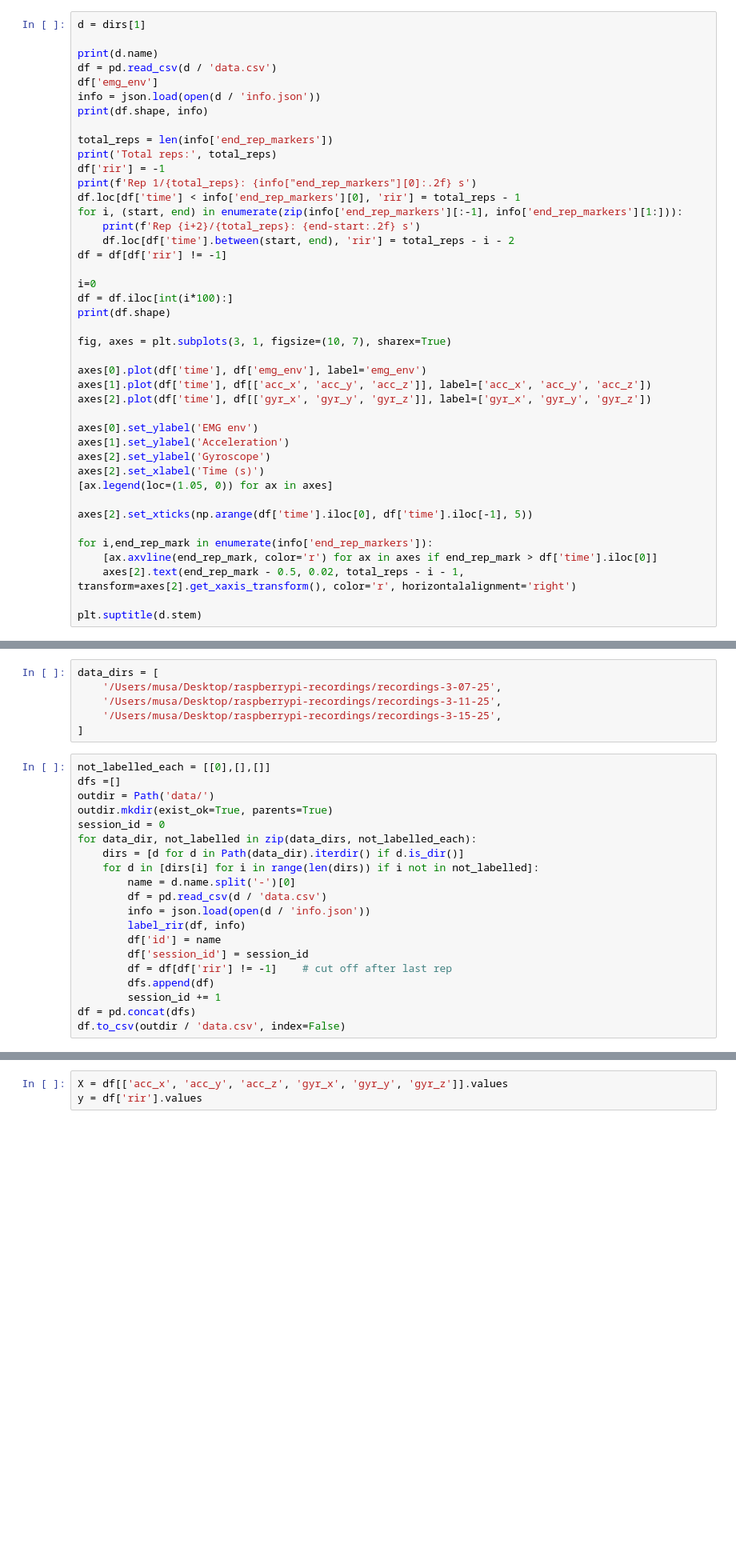
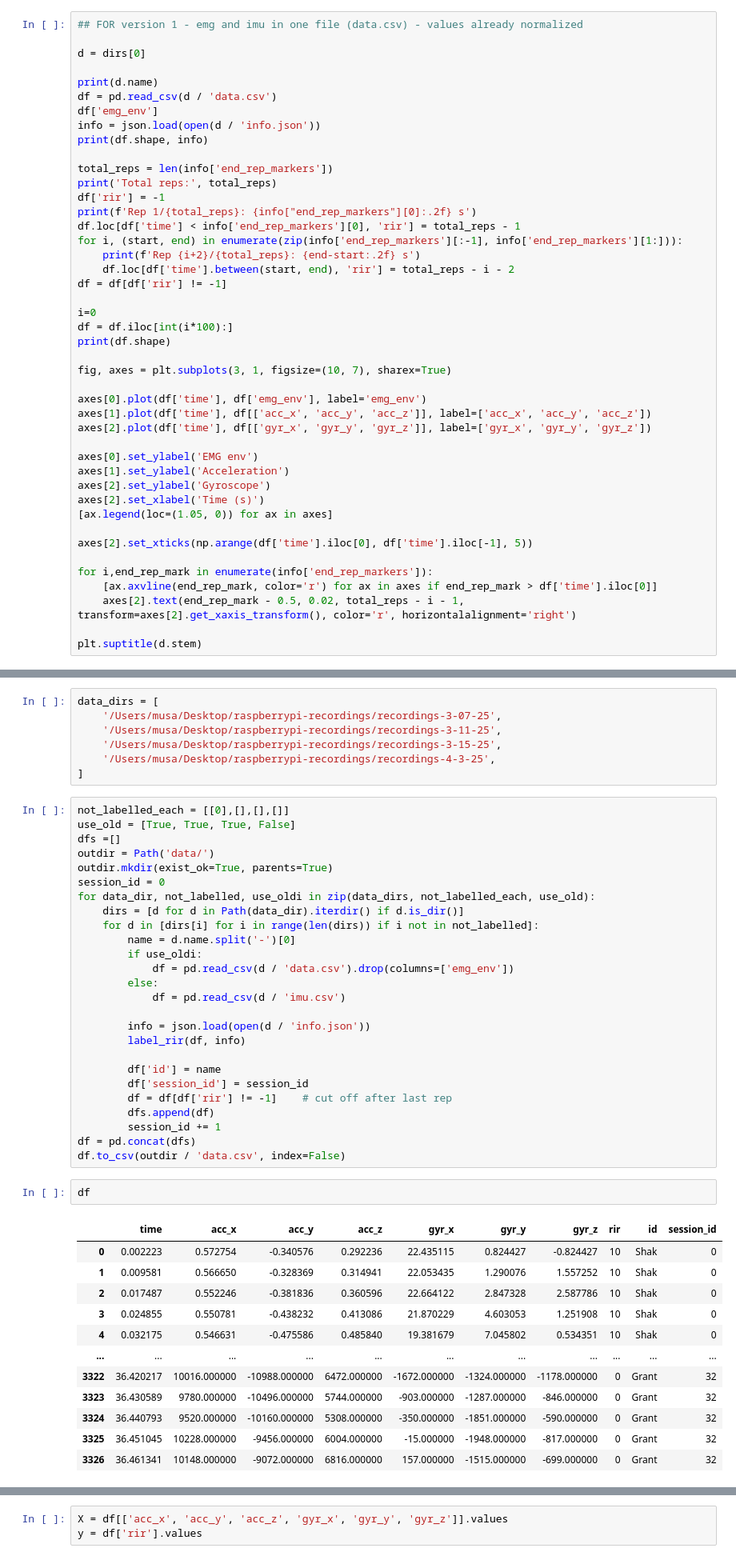
Before and after one commit to Musa-Azeem/AI-hypertrophy-coach, a Jupyter notebook: pipeline.ipynb, the cells around one changed output, grey strips where cells are left out. Shown at 80% size. Cells and saved outputs as stored; diff of their text form; blank space fills up the shorter version.

```diff
--- a/pipeline.ipynb
+++ b/pipeline.ipynb
@@ -18,5 +112,7 @@ dirs
 # %%
-d = dirs[1]
+## FOR version 1 - emg and imu in one file (data.csv) - values already normalized
+
+d = dirs[0]
 
 print(d.name)
 df = pd.read_csv(d / 'data.csv')
@@ -85,20 +166,27 @@ data_dirs = [
     '/Users/musa/Desktop/raspberrypi-recordings/recordings-3-07-25',
     '/Users/musa/Desktop/raspberrypi-recordings/recordings-3-11-25',
     '/Users/musa/Desktop/raspberrypi-recordings/recordings-3-15-25',
+    '/Users/musa/Desktop/raspberrypi-recordings/recordings-4-3-25',
 ]
 # %%
-not_labelled_each = [[0],[],[]]
+not_labelled_each = [[0],[],[],[]]
+use_old = [True, True, True, False]
 dfs =[]
 outdir = Path('data/')
 outdir.mkdir(exist_ok=True, parents=True)
 session_id = 0
-for data_dir, not_labelled in zip(data_dirs, not_labelled_each):
+for data_dir, not_labelled, use_oldi in zip(data_dirs, not_labelled_each, use_old):
     dirs = [d for d in Path(data_dir).iterdir() if d.is_dir()]
     for d in [dirs[i] for i in range(len(dirs)) if i not in not_labelled]:
         name = d.name.split('-')[0]
-        df = pd.read_csv(d / 'data.csv')
+        if use_oldi:
+            df = pd.read_csv(d / 'data.csv').drop(columns=['emg_env'])
+        else:
+            df = pd.read_csv(d / 'imu.csv')
+
         info = json.load(open(d / 'info.json'))
         label_rir(df, info)
+
         df['id'] = name
         df['session_id'] = session_id
         df = df[df['rir'] != -1]    # cut off after last rep
@@ -106,3 +194,18 @@ for data_dir, not_labelled in zip(data_dirs, not_labelled_each):
         session_id += 1
 df = pd.concat(dfs)
 df.to_csv(outdir / 'data.csv', index=False)
+# %%
+df
+# %% [output]
+|  | time | acc_x | acc_y | acc_z | gyr_x | gyr_y | gyr_z | rir | id | session_id |
+| 0 | 0.002223 | 0.572754 | -0.340576 | 0.292236 | 22.435115 | 0.824427 | -0.824427 | 10 | Shak | 0 |
+| 1 | 0.009581 | 0.566650 | -0.328369 | 0.314941 | 22.053435 | 1.290076 | 1.557252 | 10 | Shak | 0 |
+| 2 | 0.017487 | 0.552246 | -0.381836 | 0.360596 | 22.664122 | 2.847328 | 2.587786 | 10 | Shak | 0 |
+| 3 | 0.024855 | 0.550781 | -0.438232 | 0.413086 | 21.870229 | 4.603053 | 1.251908 | 10 | Shak | 0 |
+| 4 | 0.032175 | 0.546631 | -0.475586 | 0.485840 | 19.381679 | 7.045802 | 0.534351 | 10 | Shak | 0 |
+| ... | ... | ... | ... | ... | ... | ... | ... | ... | ... | ... |
+| 3322 | 36.420217 | 10016.000000 | -10988.000000 | 6472.000000 | -1672.000000 | -1324.000000 | -1178.000000 | 0 | Grant | 32 |
+| 3323 | 36.430589 | 9780.000000 | -10496.000000 | 5744.000000 | -903.000000 | -1287.000000 | -846.000000 | 0 | Grant | 32 |
+| 3324 | 36.440793 | 9520.000000 | -10160.000000 | 5308.000000 | -350.000000 | -1851.000000 | -590.000000 | 0 | Grant | 32 |
+| 3325 | 36.451045 | 10228.000000 | -9456.000000 | 6004.000000 | -15.000000 | -1948.000000 | -817.000000 | 0 | Grant | 32 |
+| 3326 | 36.461341 | 10148.000000 | -9072.000000 | 6816.000000 | 157.000000 | -1515.000000 | -699.000000 | 0 | Grant | 32 |
```
Also changed, not shown: parts of 6 cells of this notebook.
